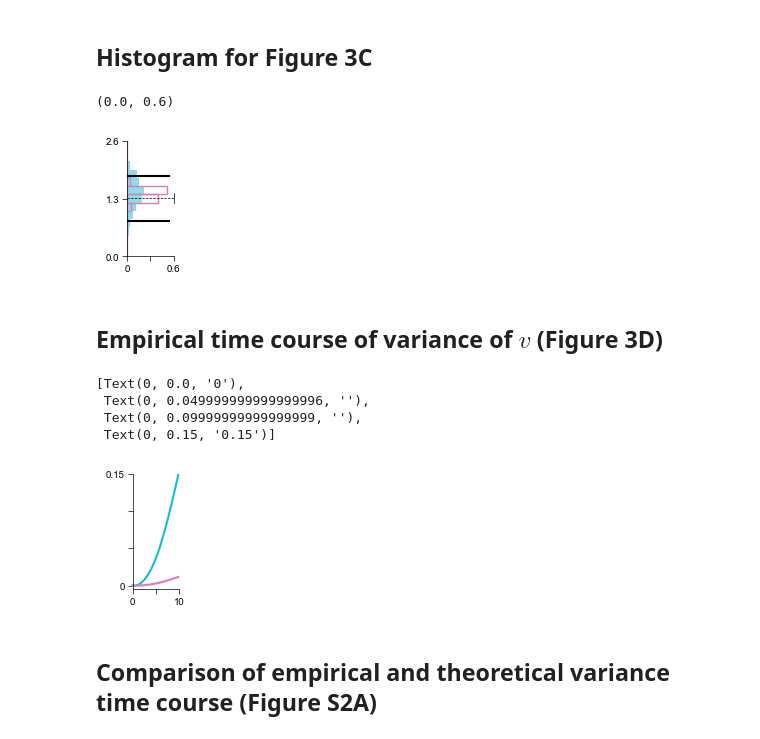
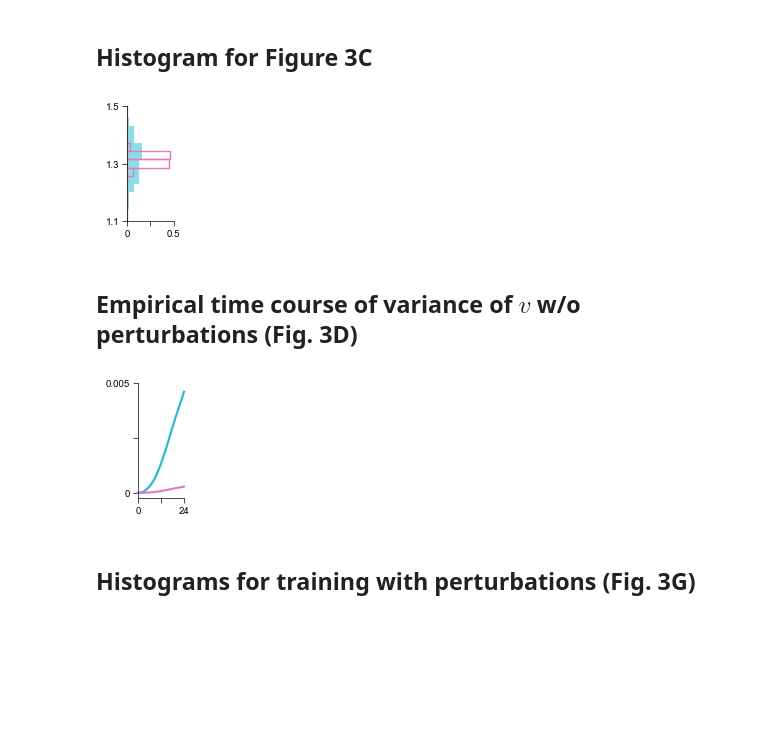
Before and after one commit to jay-bhasin/consolidation-integration, a Jupyter notebook: notebooks/simulations-heterosynaptic.ipynb, the cells around one changed output. Drawn from its saved outputs; the diff is of its cells as text; code cells hidden in the pictures; blank space fills up the shorter version.

```diff
--- a/notebooks/simulations-heterosynaptic.ipynb
+++ b/notebooks/simulations-heterosynaptic.ipynb
@@ -792,0 +862,2 @@ ax.set_xticks(np.linspace(xlims[0],xlims[1], 3));
+# %%
+t_train_perturb_fast = np.concatenate([t_noise + T_noise*tt for tt in range(num_perturbations)])
@@ -800,7 +917,7 @@ params_perturb_slow = copy.deepcopy(params)
 params_perturb_slow['tau_mvn'] = params['tau_f']
 # set the value of \tau_{f,v} to \tau_f so that trajectories are straighter in phase space
 
-params_perturb_slow['k_v'] = 0.2*ideal_max_k_v(0.5*peak_velocity_post**2)
+params_perturb_slow['k_v'] = 0.177*ideal_max_k_v(0.5*peak_velocity_post**2)
 # %%
 print(params_perturb_slow['k_v'])
 # %% [output]
@@ -816,11 +933,11 @@ for tt in tqdm.notebook.trange(trials, desc='Trial'):
     y_noise_temp = np.zeros((num_perturbations, 5, len(t_noise))) # temporary array for this trial
 
     for b in tqdm.notebook.trange(num_perturbations, desc='Perturbation', leave=False):
-        y0_noisy[0] += noisy_input[tt,b]
-        sol_learn_noisy = scipy.integrate.solve_ivp(lambda t,y: heterosynapticOnline(t,y, head_post_input, target_post, False, params_perturb_slow), [0, noise_len], y0_noisy,
+        y0_noisy[0] += noisy_input[tt,0,b]
+        sol_learn_noisy = scipy.integrate.solve_ivp(lambda t,y: heterosynapticOnline(t,y, head_post_input, target_post, False, params_perturb_slow), [0, T_noise], y0_noisy,
                                       jac=lambda t,y: heteroOnlineJac(t,y,head_post_input, target_post,False,params_perturb_slow), method='Radau', dense_output=True)
         y_noise_temp[b,:,:] = sol_learn_noisy.sol(t_noise)
-        y0_noisy = sol_learn_noisy.sol(noise_len)
+        y0_noisy = sol_learn_noisy.sol(T_noise)
     noise_ends_slow[:,tt] = np.copy(y0_noisy)
 
     y_noise_slow[tt,:,0] = np.copy(y0[:2])
@@ -956,19 +1114,10 @@ mu_slow = np.mean(noise_ends_slow[1,:])
 # %%
 plt.figure(figsize=(0.6,1.5))
-yr = 0.5
-xr = 0.6
+yr = 0.2
+xr = 0.5
 
 plt.barh(bar_centers, fast_counts/np.sum(fast_counts), edges[1]-edges[0], alpha=0.5, facecolor='C9', lw=0.5)
 plt.barh(bar_centers, slow_counts/np.sum(slow_counts), edges[1]-edges[0], edgecolor='C6', facecolor='None')
-
-# Mean and std (not shown in figure)
-plt.plot([0, xr],[mu_slow,]*2,'k--',lw=0.5)
-plt.plot([xr,]*2, [mu_slow - std_slow, mu_slow+std_slow],'k',lw=0.5,clip_on=False)
-
-# Plot lines at 1.7 and 3.7 (boundaries of axis in Fig. 3A,B)
-
-plt.plot([0, 0.9*xr], [1.3-yr,]*2, c='k')
-plt.plot([0, 0.9*xr], [1.3+yr,]*2, c='k')
 
 ax = plt.gca()
 ax.spines['top'].set_visible(False)
@@ -976,20 +1125,18 @@ ax.spines['right'].set_visible(False)
 
 ax.set_xticks([0, xr/2, xr])
 ax.set_xticklabels([0, '', xr])
-ax.set_yticks([0, 1.3, 2.6])
-plt.ylim([0, 2.6])
-# ax.set_yticklabels([0,'',3])
-plt.xlim([0, 0.6])
+ax.set_yticks(np.linspace(1.3-yr, 1.3+yr, 3))
+plt.ylim([1.30-yr, 1.3+yr])
+plt.xlim([0, xr])
 # %% [output]
-(0.0, 0.6)
-[figure, old version]
+[figure, new version]
 # %% [markdown]
-## Empirical time course of variance of $v$ (Figure 3D)
+## Empirical time course of variance of $v$ w/o perturbations (Fig. 3D)
 # %%
 vars_fast = np.var(y_noise_fast[:,1,:],axis=0)
 vars_slow = np.var(y_noise_slow[:,1,:],axis=0)
 # %%
 # Subsample only points in time course corresponding to peturbation times
-kk = np.arange(num_perturbations)*noise_len
-inds_perturb = np.array(kk/dt_learn,dtype=int)
-inds_ = np.concatenate((inds_perturb[1:]-1, [len(t_noise_total)-1]))
+kk = np.arange(num_perturbations)*T_noise
+inds_perturb = np.array(kk/dt_,dtype=int)
+inds_ = np.concatenate((inds_perturb[1:]-1, [len(t_train_perturb_fast)-1]))
@@ -996,28 +1145,23 @@ inds_ = np.concatenate((inds_perturb[1:]-1, [len(t_noise_total)-1]))
 # %%
 plt.figure(figsize=(0.6,1.5))
 ax = plt.gca()
 
-kk_ = np.arange(60)
-plt.plot(kk_*noise_len, vars_fast[inds_],c='C9',clip_on=False)
-plt.plot(kk_*noise_len, vars_slow[inds_],c='C6', clip_on=False)
+# kk_ = np.arange(60)
+plt.plot(kk, vars_fast[inds_],c='C9',clip_on=False)
+plt.plot(kk, vars_slow[inds_],c='C6', clip_on=False)
 
 
-plt.xlim([0, 10])
-plt.ylim([-0.005,0.15])
+plt.xlim([0, 24])
+plt.ylim([-0.00025,0.005])
 
 ax.spines['top'].set_visible(False)
 ax.spines['right'].set_visible(False)
 
-ax.set_xticks(np.linspace(0,10,3))
-ax.set_xticklabels([0,'',10])
+ax.set_xticks(np.linspace(0,24,3))
+ax.set_xticklabels([0,'',24])
 
-ax.set_yticks(np.linspace(0,0.15,4))
-ax.set_yticklabels([0,'','',0.15])
+ax.set_yticks(np.linspace(0,0.005,3))
+ax.set_yticklabels([0,'',0.005])
+plt.savefig('figures/figure 3/var_over_time_noise.pdf')
 # %% [output]
-[Text(0, 0.0, '0'),
- Text(0, 0.049999999999999996, ''),
- Text(0, 0.09999999999999999, ''),
- Text(0, 0.15, '0.15')]
-[figure, old version]
+[figure, new version]
-# %% [markdown]
-## Comparison of empirical and theoretical variance time course (Figure S2A)
@@ -1038,0 +1168,2 @@ p_linear_f = lambda k_v: ((k_v*params['tau_post']*mfpf2)
+# %% [markdown]
+## Histograms for training with perturbations (Fig. 3G)
```
Also changed, not shown: parts of 61 cells of this notebook, 2 other files.
